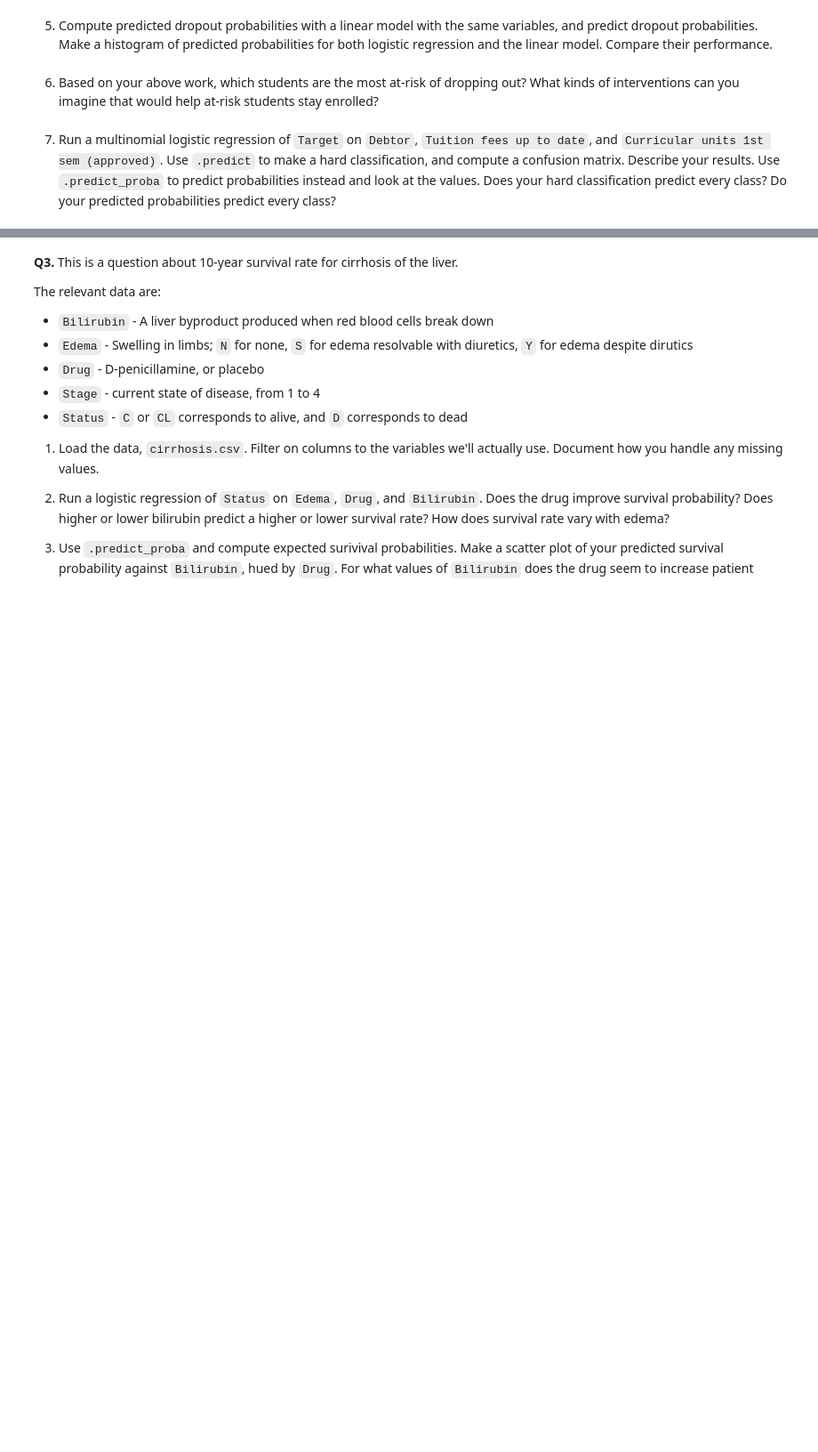
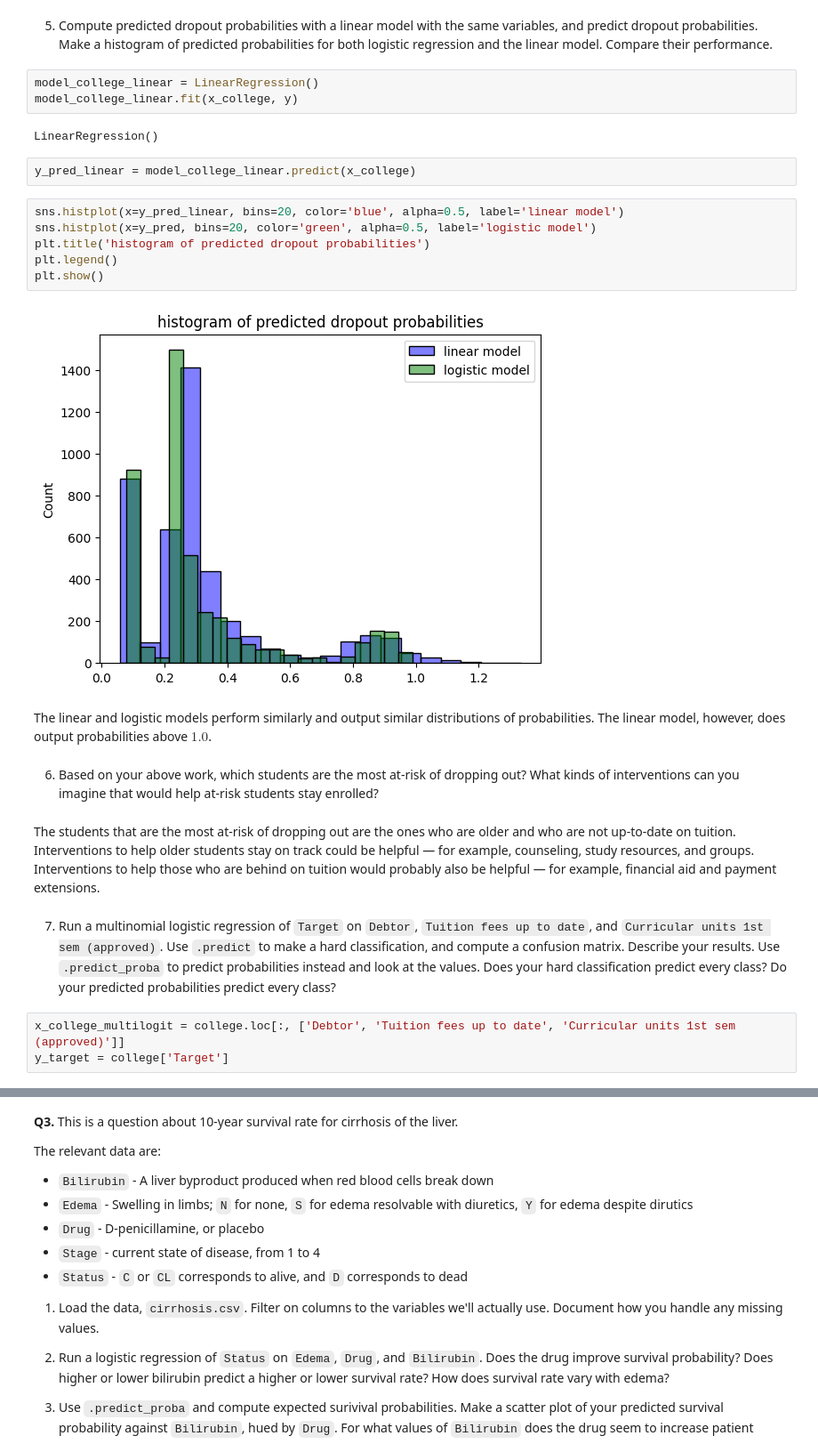
Before and after one commit to syd-nguyen/ds3021-assignments, a Jupyter notebook: assignments/05_assignment_glm.ipynb, the cells around one changed output, grey strips where cells are left out. Shown at 89% size. Drawn from its saved outputs; the diff is of its cells as text; blank space fills up the shorter version.

```diff
--- a/assignments/05_assignment_glm.ipynb
+++ b/assignments/05_assignment_glm.ipynb
@@ -181,7 +180,29 @@ print('the accuracy is', np.trace(confusion_matrix) / len(y_pred_class))
 the accuracy is 0.7619801084990958
 # %% [markdown]
 5. Compute predicted dropout probabilities with a linear model with the same variables, and predict dropout probabilities. Make a histogram of predicted probabilities for both logistic regression and the linear model. Compare their performance.
+# %%
+model_college_linear = LinearRegression()
+model_college_linear.fit(x_college, y)
+# %% [output]
+LinearRegression()
+# %%
+y_pred_linear = model_college_linear.predict(x_college)
+# %%
+sns.histplot(x=y_pred_linear, bins=20, color='blue', alpha=0.5, label='linear model')
+sns.histplot(x=y_pred, bins=20, color='green', alpha=0.5, label='logistic model')
+plt.title('histogram of predicted dropout probabilities')
+plt.legend()
+plt.show()
+# %% [output]
+[figure, added]
+# %% [markdown]
+The linear and logistic models perform similarly and output similar distributions of probabilities. The linear model, however, does output probabilities above $1.0$.
 # %% [markdown]
 6. Based on your above work, which students are the most at-risk of dropping out? What kinds of interventions can you imagine that would help at-risk students stay enrolled?
+# %% [markdown]
+The students that are the most at-risk of dropping out are the ones who are older and who are not up-to-date on tuition. Interventions to help older students stay on track could be helpful — for example, counseling, study resources, and groups. Interventions to help those who are behind on tuition would probably also be helpful — for example, financial aid and payment extensions.
 # %% [markdown]
 7. Run a multinomial logistic regression of `Target` on `Debtor`, `Tuition fees up to date`, and `Curricular units 1st sem (approved)`. Use `.predict` to make a hard classification, and compute a confusion matrix. Describe your results. Use `.predict_proba` to predict probabilities instead and look at the values. Does your hard classification predict every class? Do your predicted probabilities predict every class?
+# %%
+x_college_multilogit = college.loc[:, ['Debtor', 'Tuition fees up to date', 'Curricular units 1st sem (approved)']]
+y_target = college['Target']
```
Also changed, not shown: parts of 8 cells of this notebook.
